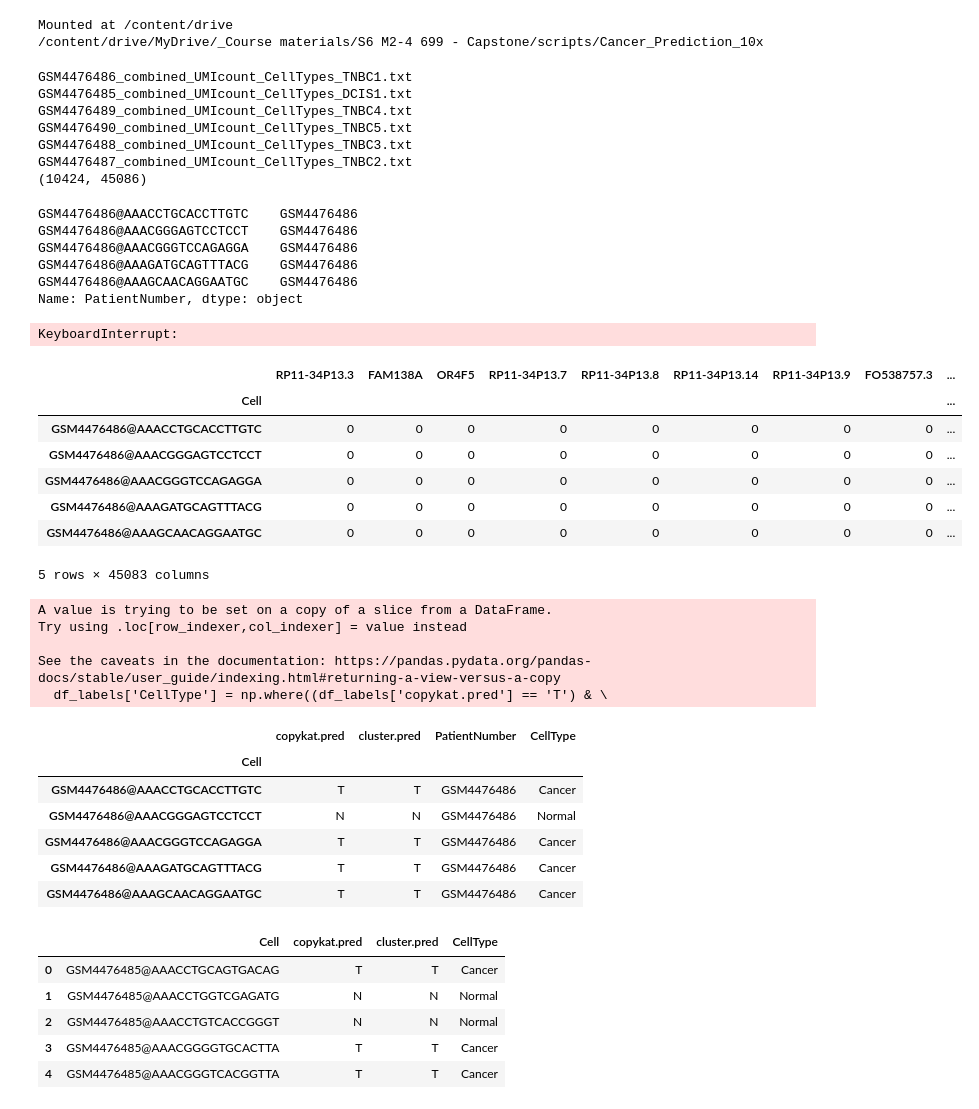
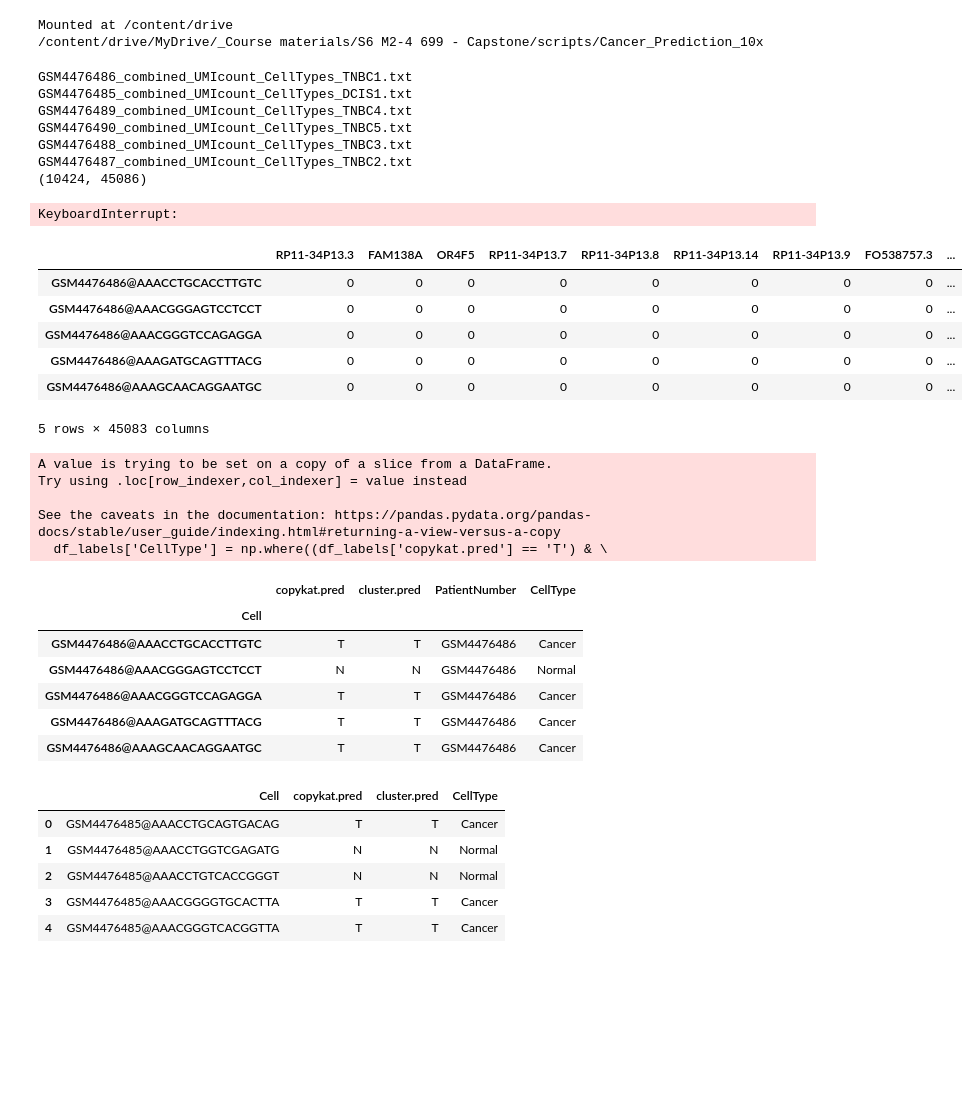
Before and after one commit to b-richins92/Cancer_Prediction_10x, a Jupyter notebook: GL_create_datasets.ipynb, the cells around one changed output. Drawn from its saved outputs; the diff is of its cells as text; code cells hidden in the pictures; blank space fills up the shorter version.

```diff
--- a/GL_create_datasets.ipynb
+++ b/GL_create_datasets.ipynb
@@ -74,7 +74,7 @@ for i, curr_file_path in enumerate(dir_list):
 # Concatenate counts and labels from all AnnData objects
 combined_df_10k = pd.concat(obj_dict.values(), ignore_index=False)
 print(combined_df_10k.shape)
-display(combined_df_10k['PatientNumber'].head())
+#display(combined_df_10k['PatientNumber'].head())
 # %% [output]
 GSM4476486_combined_UMIcount_CellTypes_TNBC1.txt
 GSM4476485_combined_UMIcount_CellTypes_DCIS1.txt
@@ -83,12 +83,6 @@ GSM4476490_combined_UMIcount_CellTypes_TNBC5.txt
 GSM4476488_combined_UMIcount_CellTypes_TNBC3.txt
 GSM4476487_combined_UMIcount_CellTypes_TNBC2.txt
 (10424, 45086)
-GSM4476486@AAACCTGCACCTTGTC    GSM4476486
-GSM4476486@AAACGGGAGTCCTCCT    GSM4476486
-GSM4476486@AAACGGGTCCAGAGGA    GSM4476486
-GSM4476486@AAAGATGCAGTTTACG    GSM4476486
-GSM4476486@AAAGCAACAGGAATGC    GSM4476486
-Name: PatientNumber, dtype: object
 # %%
 #combined_df_10k.to_hdf('../outputs/GSE148673_test.h5', key = 'combined_df_10k', mode = 'w')
 # %%
@@ -102,26 +96,25 @@ combined_df_10k.to_csv('../outputs/GSE148673_test.csv.gz')
 # %%
 # Separate labels and counts into separate dataframes
 labels = ['copykat.pred', 'cluster.pred', 'PatientNumber']
 df_labels = combined_df_10k[labels]
 df_counts = combined_df_10k.drop(labels, axis = 1)
 display(df_counts.head())
 #df_counts.to_csv(data_path + 'GSE148673_test_v2.csv.gz')
 #df_counts.to_csv('../outputs/GSE148673_test_v2.csv.gz')
 
 # Create new label column - orig_cancer_labels. Tumor if copykat and cluster agree, Normal otherwise
 df_labels.index.name = 'Cell'
 df_labels['CellType'] = np.where((df_labels['copykat.pred'] == 'T') & \
                                           (df_labels['cluster.pred'] == 'T'),
                                           'Cancer', 'Normal')
 display(df_labels.head())
 
 # Need to add PatientNumber to label
 
-df_labels.to_csv('../GSE148673_labels.csv')
+#df_labels.to_csv('../GSE148673_labels.csv')
 #df_labels.to_csv(data_path + 'GSE148673_labels.csv') #, index = False
 # %% [output]
 |  | RP11-34P13.3 | FAM138A | OR4F5 | RP11-34P13.7 | RP11-34P13.8 | RP11-34P13.14 | RP11-34P13.9 | FO538757.3 | ... |
-| Cell |  |  |  |  |  |  |  |  | ... |
 | GSM4476486@AAACCTGCACCTTGTC | 0 | 0 | 0 | 0 | 0 | 0 | 0 | 0 | ... |
 | GSM4476486@AAACGGGAGTCCTCCT | 0 | 0 | 0 | 0 | 0 | 0 | 0 | 0 | ... |
 | GSM4476486@AAACGGGTCCAGAGGA | 0 | 0 | 0 | 0 | 0 | 0 | 0 | 0 | ... |
```
Also changed, not shown: parts of 3 cells of this notebook.
